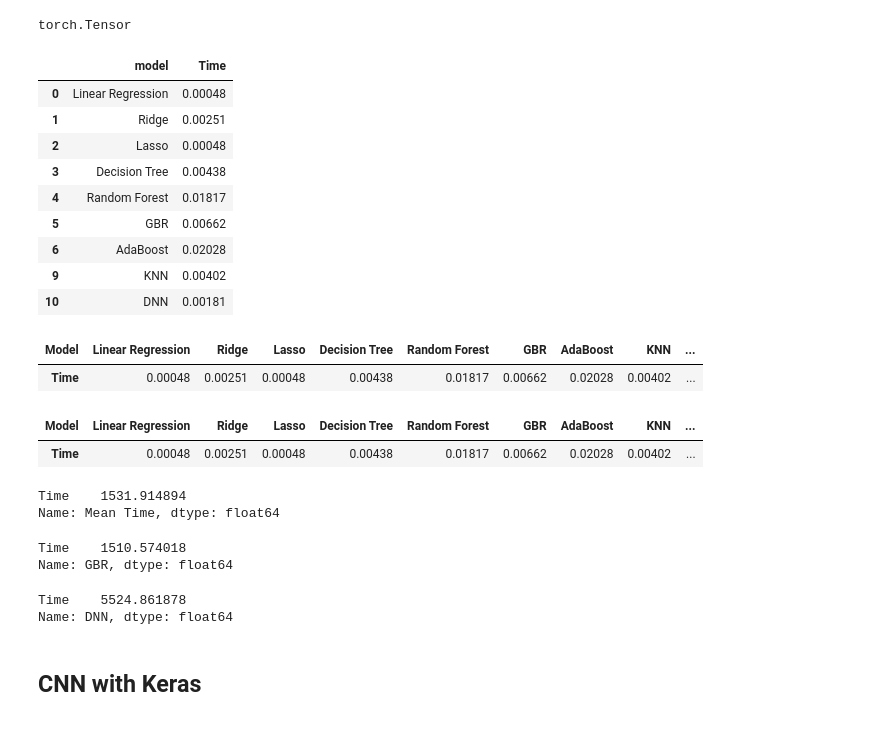
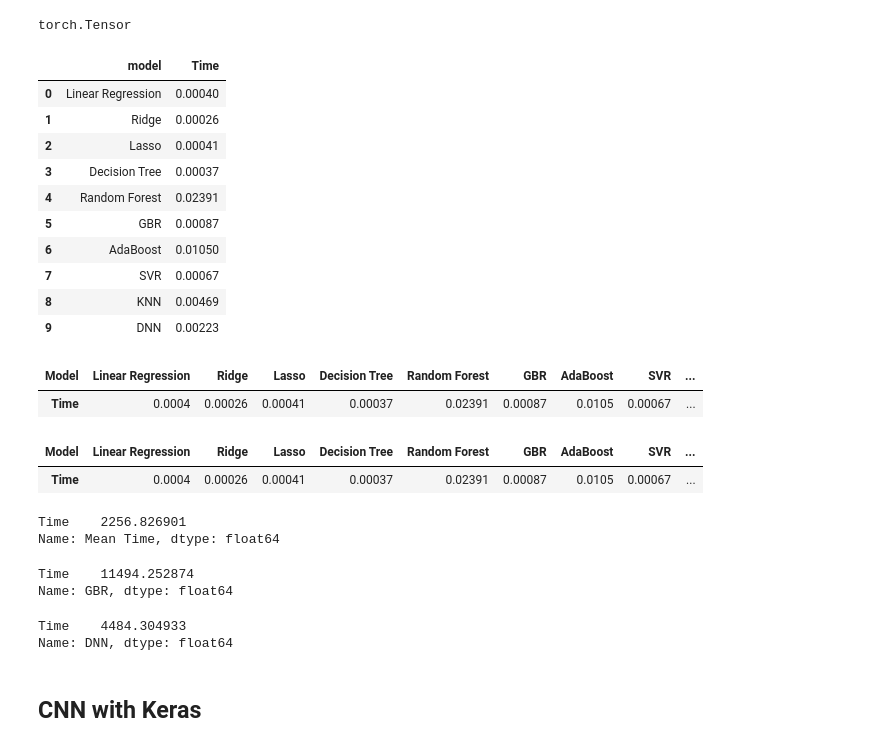
Before and after one commit to SophieShin/DeepLearning, a Jupyter notebook: OptionVolatilityEstimation_2304.ipynb, the cells around one changed output. Cells and saved outputs as stored; diff of their text form; code cells hidden in the pictures.

```diff
--- a/OptionVolatilityEstimation_2304.ipynb
+++ b/OptionVolatilityEstimation_2304.ipynb
@@ -636,7 +636,7 @@ test Accuracy: 0.709
 # Grid Search for AdaBoost
 
 grid_search = {'n_estimators': [5, 10, 25, 50],
-               'learning_rate':[0.01, 0.1, 1]}
+               'learning_rate':[0.01, 0.1, 0.9]}
 
 grid = GridSearchCV(estimator = AdaBoostRegressor(), param_grid = grid_search,
                                cv = 4, verbose= 5, scoring = 'r2', n_jobs = -1)
@@ -885,3 +885,13 @@ print('test Accuracy: {:.3f}'.format(abr.score(test_scaled, y_test)))
 # %% [output]
 Training accuracy : 0.755
 test Accuracy: 0.747
+# %%
+# 9번 SVR
+
+
+from sklearn.svm import SVR
+svr= SVR(kernel = 'rbf', max_iter = 20000, C = 1, epsilon = 0.1)
+svr.fit(train_scaled,y_train)
+
+print("훈련 세트 정확도: {:.2f}".format(svr.score(train_scaled,y_train)))
+print("테스트 세트 정확도:{:.2f}".format(svr.score(test_scaled,y_test)))
@@ -2328,0 +2342,8 @@ time_table
+# %%
+start = time.time()
+y_pred = svr.predict(test)
+end = time.time()
+eval_time = round(end-start,5)
+
+time_table.loc[7] = ['SVR',eval_time]
+time_table
@@ -2332,7 +2363,7 @@ y_pred = knn.predict(test)
 end = time.time()
 eval_time = round(end-start,5)
 
-time_table.loc[9] = ['KNN',eval_time]
+time_table.loc[8] = ['KNN',eval_time]
 time_table
 # %% [output]
 |  | model | Time |
@@ -2359,22 +2391,23 @@ torch.Tensor
 # %%
 start = time.time()
 y_pred = model(test)
 end = time.time()
 eval_time = round(end-start,5)
 
-time_table.loc[10] = ['DNN',eval_time]
+time_table.loc[9] = ['DNN',eval_time]
 time_table
 # %% [output]
 |  | model | Time |
-| 0 | Linear Regression | 0.00048 |
-| 1 | Ridge | 0.00251 |
-| 2 | Lasso | 0.00048 |
-| 3 | Decision Tree | 0.00438 |
-| 4 | Random Forest | 0.01817 |
-| 5 | GBR | 0.00662 |
-| 6 | AdaBoost | 0.02028 |
-| 9 | KNN | 0.00402 |
-| 10 | DNN | 0.00181 |
+| 0 | Linear Regression | 0.00040 |
+| 1 | Ridge | 0.00026 |
+| 2 | Lasso | 0.00041 |
+| 3 | Decision Tree | 0.00037 |
+| 4 | Random Forest | 0.02391 |
+| 5 | GBR | 0.00087 |
+| 6 | AdaBoost | 0.01050 |
+| 7 | SVR | 0.00067 |
+| 8 | KNN | 0.00469 |
+| 9 | DNN | 0.00223 |
 # %%
 time_table_copy = time_table.copy()
 time_table_copy.columns  = ['Model', 'Time']
@@ -2384,28 +2417,28 @@ inference_time = pd.DataFrame(time_table_copy['Time']).T
 # %%
 inference_time
 # %% [output]
-| Model | Linear Regression | Ridge | Lasso | Decision Tree | Random Forest | GBR | AdaBoost | KNN | ... |
-| Time | 0.00048 | 0.00251 | 0.00048 | 0.00438 | 0.01817 | 0.00662 | 0.02028 | 0.00402 | ... |
+| Model | Linear Regression | Ridge | Lasso | Decision Tree | Random Forest | GBR | AdaBoost | SVR | ... |
+| Time | 0.0004 | 0.00026 | 0.00041 | 0.00037 | 0.02391 | 0.00087 | 0.0105 | 0.00067 | ... |
 # %%
 inference_time['Mean Time'] = inference_time.mean(axis = 1)
 inference_time
 # %% [output]
-| Model | Linear Regression | Ridge | Lasso | Decision Tree | Random Forest | GBR | AdaBoost | KNN | ... |
-| Time | 0.00048 | 0.00251 | 0.00048 | 0.00438 | 0.01817 | 0.00662 | 0.02028 | 0.00402 | ... |
+| Model | Linear Regression | Ridge | Lasso | Decision Tree | Random Forest | GBR | AdaBoost | SVR | ... |
+| Time | 0.0004 | 0.00026 | 0.00041 | 0.00037 | 0.02391 | 0.00087 | 0.0105 | 0.00067 | ... |
 # %%
 10/inference_time['Mean Time']
 # %% [output]
-Time    1531.914894
+Time    2256.826901
 Name: Mean Time, dtype: float64
 # %%
 10/inference_time['GBR']
 # %% [output]
-Time    1510.574018
+Time    11494.252874
 Name: GBR, dtype: float64
 # %%
 10/inference_time['DNN']
 # %% [output]
-Time    5524.861878
+Time    4484.304933
 Name: DNN, dtype: float64
 # %% [markdown]
 ## CNN with Keras
```
Also changed, not shown: parts of 16 cells of this notebook.
